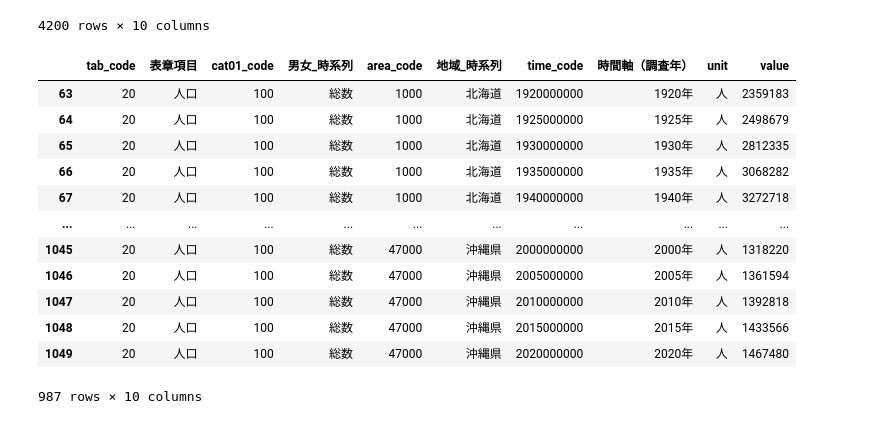
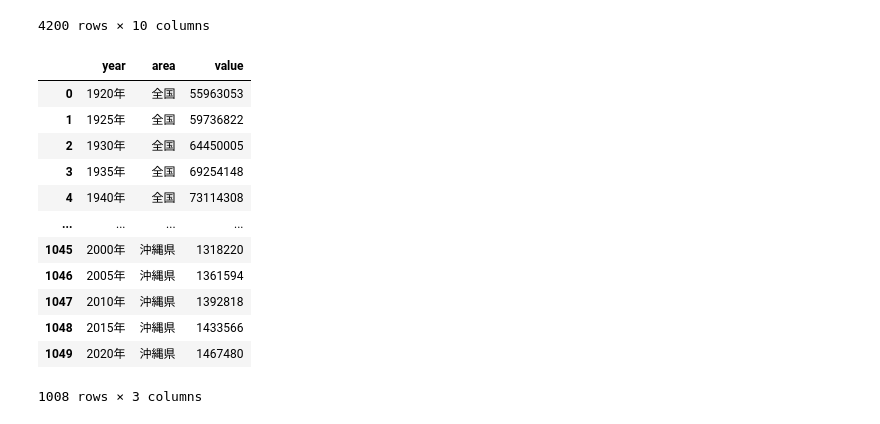
Before and after one commit to umedadada/nikkei_software_202407, a Jupyter notebook: 2024_nikkei_01.ipynb, the cells around one changed output. Saved outputs shown, nothing was run; the diff lists cells and outputs as text; code cells hidden in the pictures.

```diff
--- a/2024_nikkei_01.ipynb
+++ b/2024_nikkei_01.ipynb
@@ -43,24 +42,30 @@ memory usage: 328.2+ KB
 | 4198 | 1120 | 人口性比 | 100 | 総数 | 47000 | 沖縄県 | 2015000000 | 2015年 | NaN | 96.6625831508 |
 | 4199 | 1120 | 人口性比 | 100 | 総数 | 47000 | 沖縄県 | 2020000000 | 2020年 | NaN | 97.065 |
 4200 rows × 10 columns
-# %%
-df[(df['表章項目']=='人口') &
-            (df['男女_時系列']=='総数') &
-            (~df['地域_時系列'].isin(['全国', '人口集中地区', '人口集中地区以外の地区']))]
-# %% [output]
-|  | tab_code | 表章項目 | cat01_code | 男女_時系列 | area_code | 地域_時系列 | time_code | 時間軸（調査年） | unit | value |
-| 63 | 20 | 人口 | 100 | 総数 | 1000 | 北海道 | 1920000000 | 1920年 | 人 | 2359183 |
-| 64 | 20 | 人口 | 100 | 総数 | 1000 | 北海道 | 1925000000 | 1925年 | 人 | 2498679 |
-| 65 | 20 | 人口 | 100 | 総数 | 1000 | 北海道 | 1930000000 | 1930年 | 人 | 2812335 |
-| 66 | 20 | 人口 | 100 | 総数 | 1000 | 北海道 | 1935000000 | 1935年 | 人 | 3068282 |
-| 67 | 20 | 人口 | 100 | 総数 | 1000 | 北海道 | 1940000000 | 1940年 | 人 | 3272718 |
-| ... | ... | ... | ... | ... | ... | ... | ... | ... | ... | ... |
-| 1045 | 20 | 人口 | 100 | 総数 | 47000 | 沖縄県 | 2000000000 | 2000年 | 人 | 1318220 |
-| 1046 | 20 | 人口 | 100 | 総数 | 47000 | 沖縄県 | 2005000000 | 2005年 | 人 | 1361594 |
-| 1047 | 20 | 人口 | 100 | 総数 | 47000 | 沖縄県 | 2010000000 | 2010年 | 人 | 1392818 |
-| 1048 | 20 | 人口 | 100 | 総数 | 47000 | 沖縄県 | 2015000000 | 2015年 | 人 | 1433566 |
-| 1049 | 20 | 人口 | 100 | 総数 | 47000 | 沖縄県 | 2020000000 | 2020年 | 人 | 1467480 |
-987 rows × 10 columns
+# %%
+# データの前処理
+df = raw_df[(raw_df['表章項目']=='人口') & #指標を人口に絞る
+            (raw_df['男女_時系列']=='総数') & #男女の区別をせず、「総数」を抽出する
+            (~raw_df['地域_時系列'].isin(['人口集中地区', '人口集中地区以外の地区']))] #全国と各都道府県のデータのみを抽出する
+df = df[['時間軸（調査年）','地域_時系列','value']] #カラムを絞る
+df.columns = ['year','area','value'] #カラム名を変更する
+df = df.assign(value=df['value'].replace('-',0))# 数値以外の値を除去
+df = df.assign(value = df['value'].astype('int64')) #数値カラムの型変換をする
+df
+# %% [output]
+|  | year | area | value |
+| 0 | 1920年 | 全国 | 55963053 |
+| 1 | 1925年 | 全国 | 59736822 |
+| 2 | 1930年 | 全国 | 64450005 |
+| 3 | 1935年 | 全国 | 69254148 |
+| 4 | 1940年 | 全国 | 73114308 |
+| ... | ... | ... | ... |
+| 1045 | 2000年 | 沖縄県 | 1318220 |
+| 1046 | 2005年 | 沖縄県 | 1361594 |
+| 1047 | 2010年 | 沖縄県 | 1392818 |
+| 1048 | 2015年 | 沖縄県 | 1433566 |
+| 1049 | 2020年 | 沖縄県 | 1467480 |
+1008 rows × 3 columns
 # %%
 # 可視化のためのデータ加工
 ## 条件の絞り込み
```
Also changed, not shown: parts of 14 cells of this notebook.
